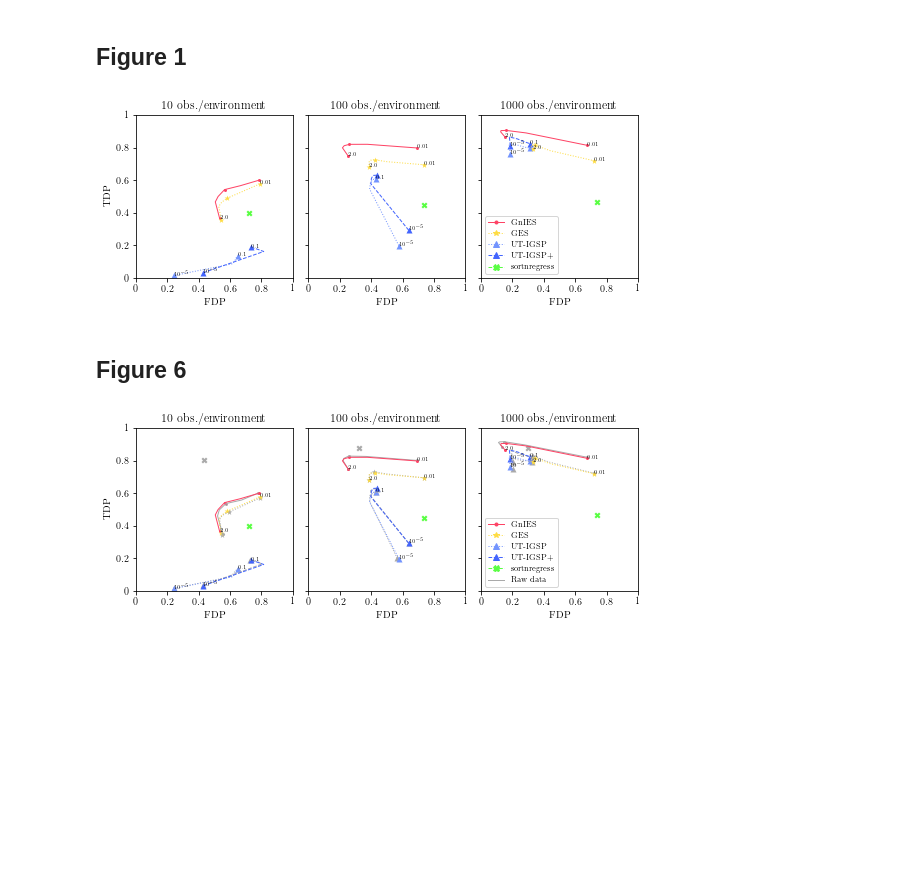
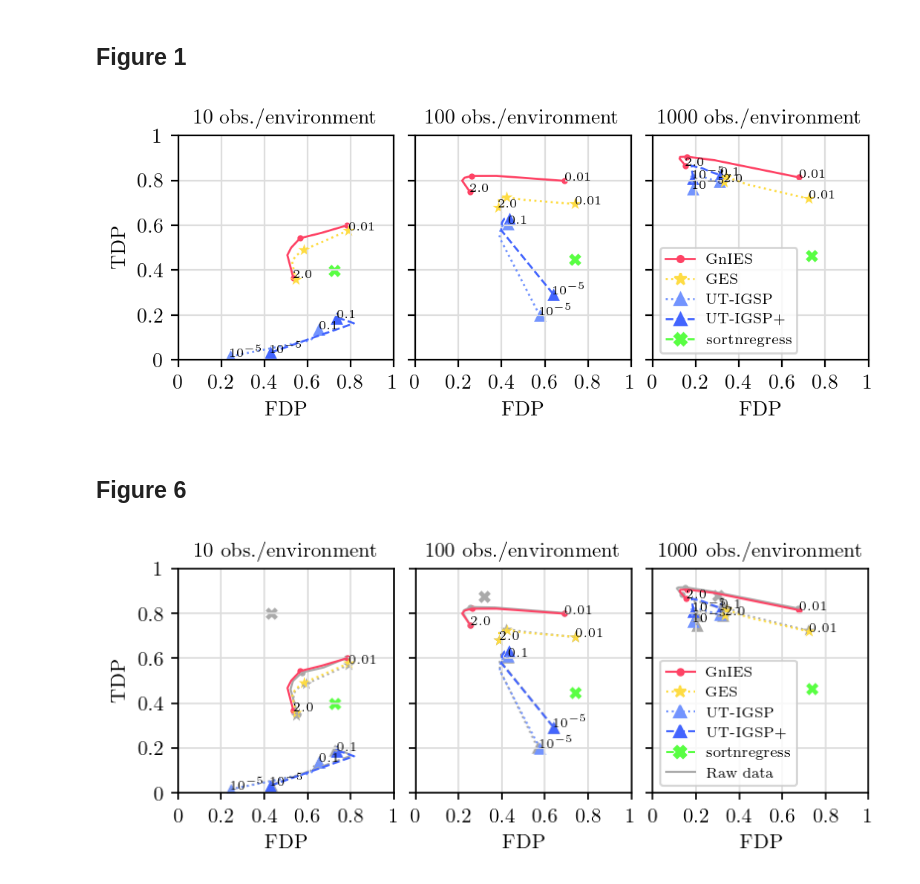
Before and after one commit to juangamella/gnies-paper, a Jupyter notebook: figure_model_match.ipynb, the cells around one changed output. Drawn from its saved outputs; the diff is of its cells as text; code cells hidden in the pictures; blank space fills up the shorter version.

Commit message:
Added grid to plots

```diff
--- a/figure_model_match.ipynb
+++ b/figure_model_match.ipynb
@@ -208,7 +208,7 @@ gnies_rank_y = np.nanmean(gnies_rank_metrics[metrics.type_2_structc], axis=(0,3)
 ## Figure 1
 # %%
 text = True
-textsize = 5
+textsize = 6
 lineopts = {'linewidth': 1}
 ticks = [0, 0.2, 0.4, 0.6, 0.8, 1]
 marker = {'gnies': '.',
@@ -277,7 +277,7 @@ def set_ax(ax, yticks=True):
 
 
 gs = gridspec.GridSpec(1, 3, wspace=0.10, hspace=0.2)
-plt.figure(figsize=(9,3))
+plt.figure(figsize=(6,2), dpi=200)
 ax = plt.gca()
 
 for i,n in enumerate(Ns):
@@ -291,42 +291,42 @@ for i,n in enumerate(Ns):
 
     # Plot UT-IGSP
     plot_metric(ax, utigsp_x[:,i], utigsp_y[:,i], utigsp_alphas, 'ut_igsp', [0,len(utigsp_alphas)-1], ["%0.1f",None if n==1000 else "%0.1f"])
 
     # Plot UT-IGSP+
     plot_metric(ax, utigsp_plus_x[:,i], utigsp_plus_y[:,i], utigsp_plus_alphas, 'ut_igsp+', [0,len(utigsp_plus_alphas)-1], ["%0.1f","%0.1f" if n!=100 else None])
 
     # Plot GES
     plot_metric(ax, ges_x[:,i], ges_y[:,i], ges_lambdas, 'ges', [0,2,len(ges_lambdas)-1], ["%0.2f",None if n==10 else "%0.1f"])
 
     # Plot sortnregress + pool
     ax.scatter(sortp_x[i], 1-sortp_y[i], color=color['sortp'], marker=marker['sortp'], linewidth=0)
 
     set_ax(ax, yticks=i==0)
-    ax.set_title("%d obs./environment" % n)
+    ax.grid(color='#dddddd')
+    ax.set_title("%d obs./environment" % n, fontsize=10)
 
 
 # Build legend
 method_entries = [Line2D([0], [0],
                          linewidth=1,
                          linestyle=style[method],
                          marker=marker[method],
                          color=color[method]) for method in print_names.keys()]
 method_str = list(print_names.values())
 ax.legend(method_entries, #+ sample_size_entries
           method_str, # + sample_size_str
-          prop={'size':8},
+          prop={'size':7},
           loc='lower left',
         ncol=1)
 
-
 plt.savefig('figures/figure_match.pdf', bbox_inches='tight')
 # %% [output]
-[figure, old version]
+[figure, new version]
 # %% [markdown]
 ## Figure 6
 # %%
 text = True
-textsize = 5
+textsize = 6
 lineopts = {'linewidth': 1}
 ticks = [0, 0.2, 0.4, 0.6, 0.8, 1]
 marker = {'gnies': '.',
@@ -399,7 +399,7 @@ def set_ax(ax, yticks=True):
 
 
 gs = gridspec.GridSpec(1, 3, wspace=0.10, hspace=0.2)
-plt.figure(figsize=(9,3))
+plt.figure(figsize=(6,2), dpi=150)
 ax = plt.gca()
 
 for i,n in enumerate(Ns):
@@ -433,7 +433,8 @@ for i,n in enumerate(Ns):
     ax.scatter(sortp_xr[i], 1-sortp_yr[i], color='#aaaaaa', marker=marker['sortp'], linewidth=0)
 
     set_ax(ax, yticks=i==0)
-    ax.set_title("%d obs./environment" % n)
+    ax.grid(color='#dddddd')
+    ax.set_title("%d obs./environment" % n, fontsize=10)
 
 
 # Build legend
@@ -445,11 +446,11 @@ method_entries = [Line2D([0], [0],
 method_str = list(print_names.values())
 ax.legend(method_entries, #+ sample_size_entries
           method_str, # + sample_size_str
-          prop={'size':8},
+          prop={'size':7},
           loc='lower left',
         ncol=1)
 
 
 plt.savefig('figures/figure_match_both.pdf', bbox_inches='tight')
 # %% [output]
-[figure, old version]
+[figure, new version]
```
